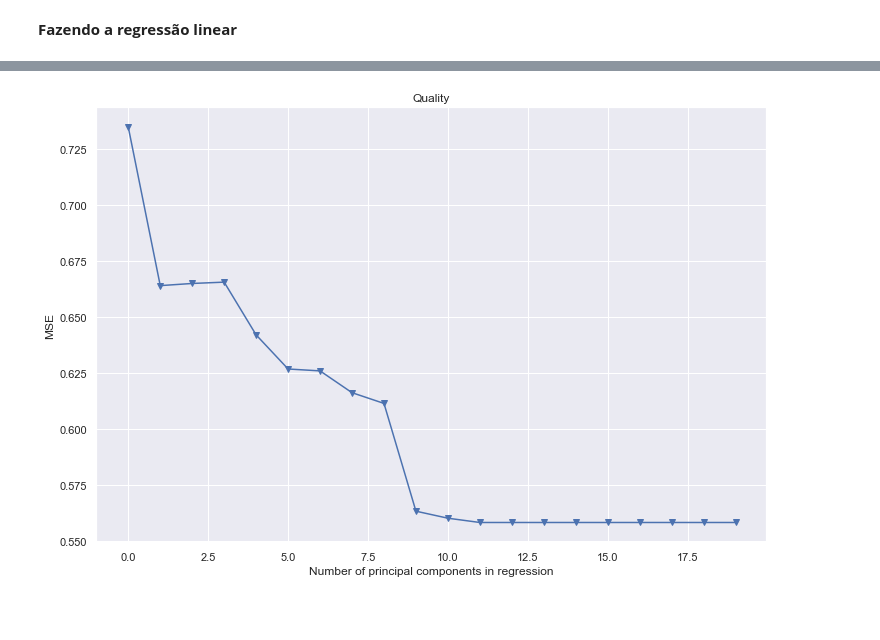
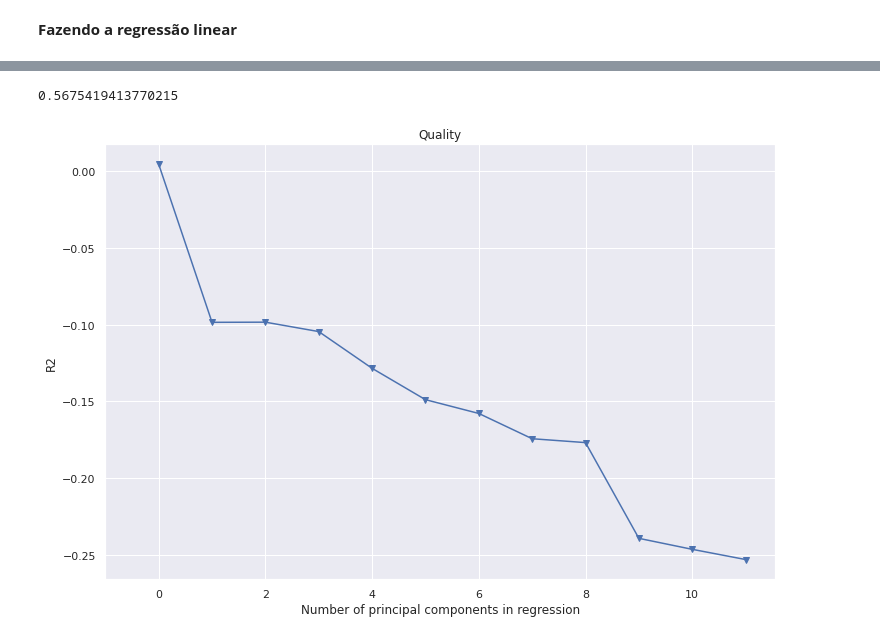
Before and after one commit to gabrie1-s/WQA_Exploratory_Analysis_HW1, a Jupyter notebook: HMW2.ipynb, the cells around one changed output, grey strips where cells are left out. Saved outputs shown, nothing was run; the diff lists cells and outputs as text; code cells hidden in the pictures; blank space fills up the shorter version.

```diff
--- a/HMW2.ipynb
+++ b/HMW2.ipynb
@@ -192,10 +160,10 @@ import sklearn as sk
 # %% [markdown]
 **Definindo o x e y**
 # %%
-df = pd.DataFrame.from_dict(w_wine)
+df = pd.DataFrame.from_dict(w_wine_dropped)
 w_wine_train = df.copy(deep=False)
 del w_wine_train['quality']
-y = pd.concat([w_wine['quality']], axis = 1)
+y = pd.concat([w_wine_dropped['quality']], axis = 1)
 # %% [markdown]
 **Fazendo a regressão linear**
 # %%
@@ -392,7 +360,8 @@ from sklearn.linear_model import LinearRegression
 
 # 10-fold CV, with shuffle
 n = len(X_reduced)
-kf_10 = model_selection.KFold( n_splits=10, shuffle=True, random_state=1)
+X_reduced_train = pca.fit_transform(scale(x_treino))
+kf_10 = model_selection.KFold( n_splits=10, random_state = None)
 
 regr = LinearRegression()
 mse = []
@@ -406,7 +375,7 @@ score = -1*model_selection.cross_val_score(regr,
 mse.append(score)
 
 # Calculate MSE using CV for the 19 principle components, adding one component at the time.
-for i in np.arange(1, 20):
+for i in np.arange(1, 12):
     score = -1*model_selection.cross_val_score(regr,
                                                X_reduced[:,:i],
                                                y_treino.ravel(),
@@ -430,37 +399,51 @@ array([ 31.31,  44.73,  55.84,  65.76,  74.53,  81.52,  88.02,  93.52,
+# %%
+from sklearn.metrics import mean_squared_error
+
+X_reduced_test = pca.transform(scale(x_teste))[:,:7]
+
+# Train regression model on training data
+regr = LinearRegression()
+regr.fit(X_reduced_train[:,:7], y_treino)
+
+# Prediction with test data
+pred = regr.predict(X_reduced_test)
+mean_squared_error(y_teste, pred)
+# %% [output]
+0.5675419413770215
 # %%
 pca2 = PCA()
 
 # Split into training and test sets
-X_train, X_test , y_train, y_test = model_selection.train_test_split(w_wine_train, y, test_size=0.5, random_state=1)
+X_train, X_test , y_train, y_test = model_selection.train_test_split(w_wine_train, y, test_size=0.25, random_state=1)
 # %%
 y_train = y_train.values.ravel()
 # %%
 
 # Scale the data
 X_reduced_train = pca2.fit_transform(scale(X_train))
 n = len(X_reduced_train)
 
 # 10-fold CV, with shuffle
-kf_10 = model_selection.KFold( n_splits=10, shuffle=True, random_state=1)
+kf_10 = model_selection.KFold( n_splits=10, random_state=None)
 
-mse = []
+r2 = []
 
-# Calculate MSE with only the intercept (no principal components in regression)
-score = -1*model_selection.cross_val_score(regr, np.ones((n,1)), y_train.ravel(), cv=kf_10, scoring='neg_mean_squared_error').mean()
-mse.append(score)
+# Calculate r2 with only the intercept (no principal components in regression)
+score = -1*model_selection.cross_val_score(regr, np.ones((n,1)), y_train.ravel(), cv=kf_10, scoring='r2').mean()
+r2.append(score)
 
-# Calculate MSE using CV for the 19 principle components, adding one component at the time.
-for i in np.arange(1, 20):
-    score = -1*model_selection.cross_val_score(regr, X_reduced_train[:,:i], y_train.ravel(), cv=kf_10, scoring='neg_mean_squared_error').mean()
-    mse.append(score)
+# Calculate r2 using CV for the 19 principle components, adding one component at the time.
+for i in np.arange(1, 12):
+    score = -1*model_selection.cross_val_score(regr, X_reduced_train[:,:i], y_train.ravel(), cv=kf_10, scoring='r2').mean()
+    r2.append(score)
 
-plt.plot(np.array(mse), '-v')
+plt.plot(np.array(r2), '-v')
 plt.xlabel('Number of principal components in regression')
-plt.ylabel('MSE')
+plt.ylabel('R2')
 plt.title('Quality')
 plt.xlim(xmin=-1);
 # %% [output]
-[figure, old version]
+[figure, new version]
 # %%
 np.cumsum(np.round(pca.explained_variance_ratio_, decimals=4)*100)
 # %% [output]
```
Also changed, not shown: parts of 165 cells of this notebook.
